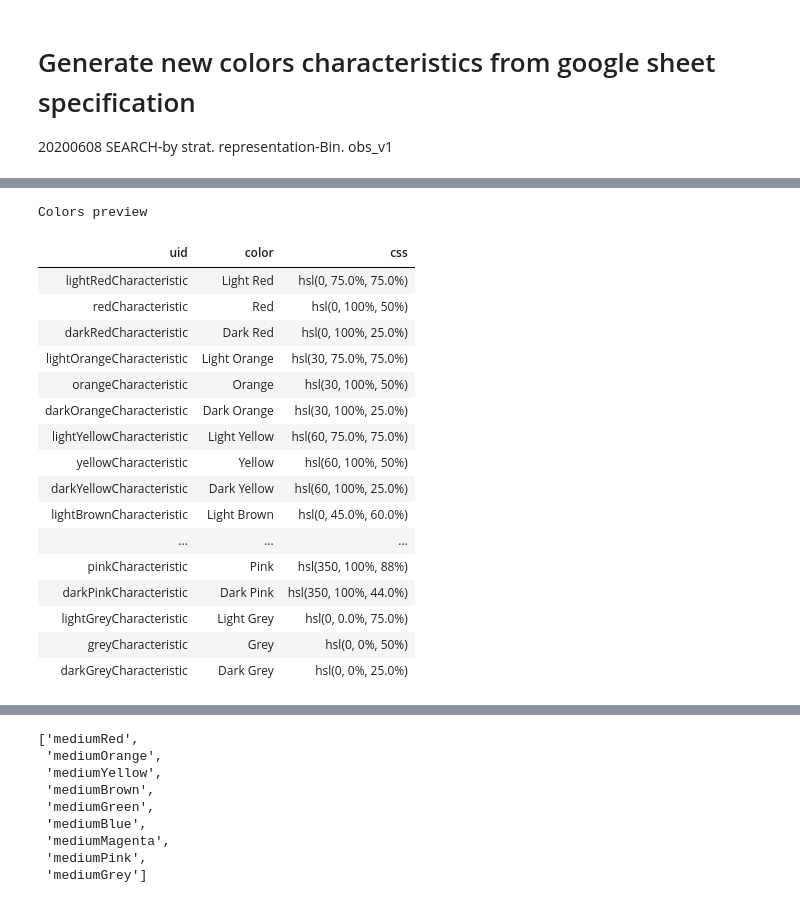
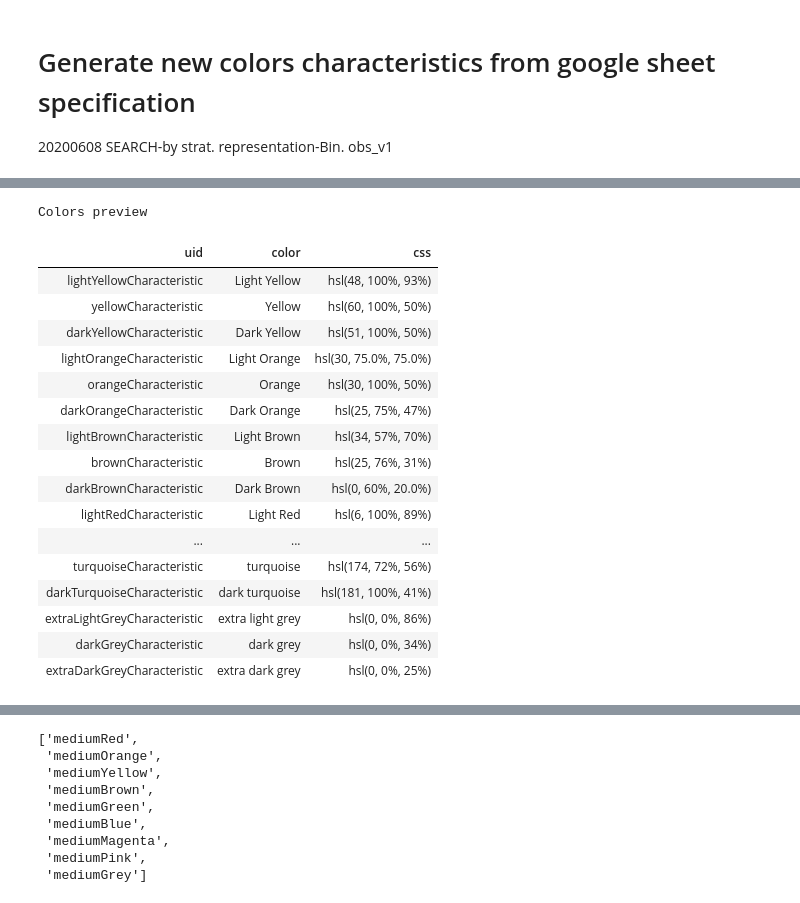
Before and after one commit to HEG-Arc/MiCorr, a Jupyter notebook: notebooks/MetalPAT_colourFamily.ipynb, the cells around one changed output, grey strips where cells are left out. Saved outputs shown, nothing was run; the diff lists cells and outputs as text; code cells hidden in the pictures.

Commit message:
#MC-383 Add Work 8h updates color values and order - based on NGU and CDE document - rgb to css hsl conversion and merge script to

```diff
--- a/notebooks/MetalPAT_colourFamily.ipynb
+++ b/notebooks/MetalPAT_colourFamily.ipynb
@@ -2,15 +2,21 @@
 # Generate new colors characteristics from google sheet specification
 20200608 SEARCH-by strat. representation-Bin. obs_v1
 # %%
+import colorsys
+import re
 from  colorsys import rgb_to_hls
 from IPython.core.display import display, HTML
+from pprint import pprint
+import csv
 
 # spec order
 # main_colors=['Yellow','Orange','Pink', Magenta','Red','Green','Blue','Brown','Grey']
 #
 
-# color wheel order
-main_colors=['Red','Orange','Yellow','Brown','Green','Blue','Magenta','Pink','Grey']
+# color wheel order (additive synthesis)
+# main_colors=['Red','Orange','Yellow','Brown','Green','Blue','Magenta','Pink','Grey']
+# chromatic circle (soustractive synthesis)
+main_colors=['Yellow','Orange','Brown','Red','Pink','Magenta','Blue','Turquoise','Green','Grey']
 
 rgb_colors={'Yellow':(255,255,0),'Orange':(255,165,0),'Magenta':(255,0,255),
             'Red':(255,0,0),'Green':(0,255,0),'Blue':(0,0,255),
@@ -35,6 +41,7 @@ hsl_colors={
             'Blue':(240, 100, 50),
             'Magenta':(300, 100, 50),
             'Pink':(350, 100, 88),
+            'Turquoise': (174, 72, 56),
             'Grey':(0,0,50)}
 
 
@@ -51,6 +58,36 @@ html='''
 </thead>
 <tbody>'''
 
+def new_color_characteristic(optgroup, uid,name,color,description, order):
+    global html
+    color_str = f'hsl({color[0]}, {color[1]}%, {color[2]}%)'
+    characteristic = dict(optgroup=optgroup, uid=uid,name=name,color=color_str,description=description,order=order)
+    print(characteristic,',')
+    html+=f'''
+    <tr>
+        <td>{uid}</td><td style="background-color:{color_str};height:50px">{name}</td><td>{color_str}</td>
+    </tr>'''
+
+
+csv_file_path='./data/new_colors.csv'
+with open(csv_file_path,"r") as f:
+    reader =csv.DictReader(f)
+    print(reader.fieldnames)
+    old2new = {}
+    newcolor = {}
+    for r in reader:
+        print(' '.join([f"{k}:{r[k]}" for k in r]))
+        if r['rgb'] and r['newrgb']:
+            old2new[r['rgb']] = r['newrgb']
+        if r['name'][0]=='*':
+            newcolor[r['name'][1:]]=r['newrgb']
+
+def get_colors_from_rgbstring(rgb_string):
+    color_rgb = [int(rgb_string[n:n+2],16) for n in range(1,7,2)]
+    color_hls = colorsys.rgb_to_hls(*[c/255 for c in color_rgb])
+    color_hsl = hls_to_csshsl(color_hls)
+    return color_rgb, color_hsl
+
 for c in main_colors:
     for v in ['Light','','Dark']:
         coefs={'Light':{'s':.75,'l':1.5},
@@ -64,16 +101,29 @@ for c in main_colors:
             color=(color[0],color[1]*coefs[v]['s'],color[2]*coefs[v]['l'])
             if coefs[v]['l']>1 and color[2]>95:
                 color=(color[0],color[1]*coefs[v]['s'],95)
-        color_str = f'hsl({color[0]}, {color[1]}%, {color[2]}%)'
         color_rgb = (int(255*cpnt) for cpnt in colorsys.hls_to_rgb(color[0]/360,color[2]/100,color[1]/100))
         description = "#{:02x}{:02x}{:02x}".format(*color_rgb)
-        characteristic = dict(optgroup=c, uid=uid,name=name,color=color_str,description=description,order=order)
-        order+=1
-        print(characteristic,',')
-        html+=f'''
-        <tr>
-            <td>{uid}</td><td style="background-color:{color_str};height:50px">{name}</td><td>{color_str}</td>
-        </tr>'''
+
+        if description in old2new:
+            old_color=color
+            old_description=description
+            description=old2new[description].lower() #description = html rgb string
+            new_color_rgb, color = get_colors_from_rgbstring(description)
+            print(f"//old_rgb={old_description} new rgb:{description} => {new_color_rgb} old_hls:{old_color} => {color}")
+
+        new_color_characteristic(optgroup=c, uid=uid,name=name,color=color,description=description,order=order)
+        order += 1
+
+# add new colors
+def to_uid(name):
+    camel_case_name=''.join(name.title().split(' '))
+    return camel_case_name[0].lower() + camel_case_name[1:]
+
+for name,rgb_string in newcolor.items():
+    color_rgb, color = get_colors_from_rgbstring(rgb_string)
+    new_color_characteristic(optgroup=' ', uid=to_uid(name + ' characteristic'),name=name,color=color,description=rgb_string,order=order)
+    order += 1
+
 
 html+='</tbody></table>'
 
@@ -100,18 +150,18 @@ lightgreen (144, 238, 144) (120, 73, 75)
 Colors preview
 | uid | color | css |
-| lightRedCharacteristic | Light Red | hsl(0, 75.0%, 75.0%) |
-| redCharacteristic | Red | hsl(0, 100%, 50%) |
-| darkRedCharacteristic | Dark Red | hsl(0, 100%, 25.0%) |
+| lightYellowCharacteristic | Light Yellow | hsl(48, 100%, 93%) |
+| yellowCharacteristic | Yellow | hsl(60, 100%, 50%) |
+| darkYellowCharacteristic | Dark Yellow | hsl(51, 100%, 50%) |
 | lightOrangeCharacteristic | Light Orange | hsl(30, 75.0%, 75.0%) |
 | orangeCharacteristic | Orange | hsl(30, 100%, 50%) |
-| darkOrangeCharacteristic | Dark Orange | hsl(30, 100%, 25.0%) |
-| lightYellowCharacteristic | Light Yellow | hsl(60, 75.0%, 75.0%) |
-| yellowCharacteristic | Yellow | hsl(60, 100%, 50%) |
-| darkYellowCharacteristic | Dark Yellow | hsl(60, 100%, 25.0%) |
-| lightBrownCharacteristic | Light Brown | hsl(0, 45.0%, 60.0%) |
+| darkOrangeCharacteristic | Dark Orange | hsl(25, 75%, 47%) |
+| lightBrownCharacteristic | Light Brown | hsl(34, 57%, 70%) |
+| brownCharacteristic | Brown | hsl(25, 76%, 31%) |
+| darkBrownCharacteristic | Dark Brown | hsl(0, 60%, 20.0%) |
+| lightRedCharacteristic | Light Red | hsl(6, 100%, 89%) |
 | ... | ... | ... |
-| pinkCharacteristic | Pink | hsl(350, 100%, 88%) |
-| darkPinkCharacteristic | Dark Pink | hsl(350, 100%, 44.0%) |
-| lightGreyCharacteristic | Light Grey | hsl(0, 0.0%, 75.0%) |
-| greyCharacteristic | Grey | hsl(0, 0%, 50%) |
-| darkGreyCharacteristic | Dark Grey | hsl(0, 0%, 25.0%) |
+| turquoiseCharacteristic | turquoise | hsl(174, 72%, 56%) |
+| darkTurquoiseCharacteristic | dark turquoise | hsl(181, 100%, 41%) |
+| extraLightGreyCharacteristic | extra light grey | hsl(0, 0%, 86%) |
+| darkGreyCharacteristic | dark grey | hsl(0, 0%, 34%) |
+| extraDarkGreyCharacteristic | extra dark grey | hsl(0, 0%, 25%) |
```
Also changed, not shown: parts of 5 cells of this notebook, 1 other file.
